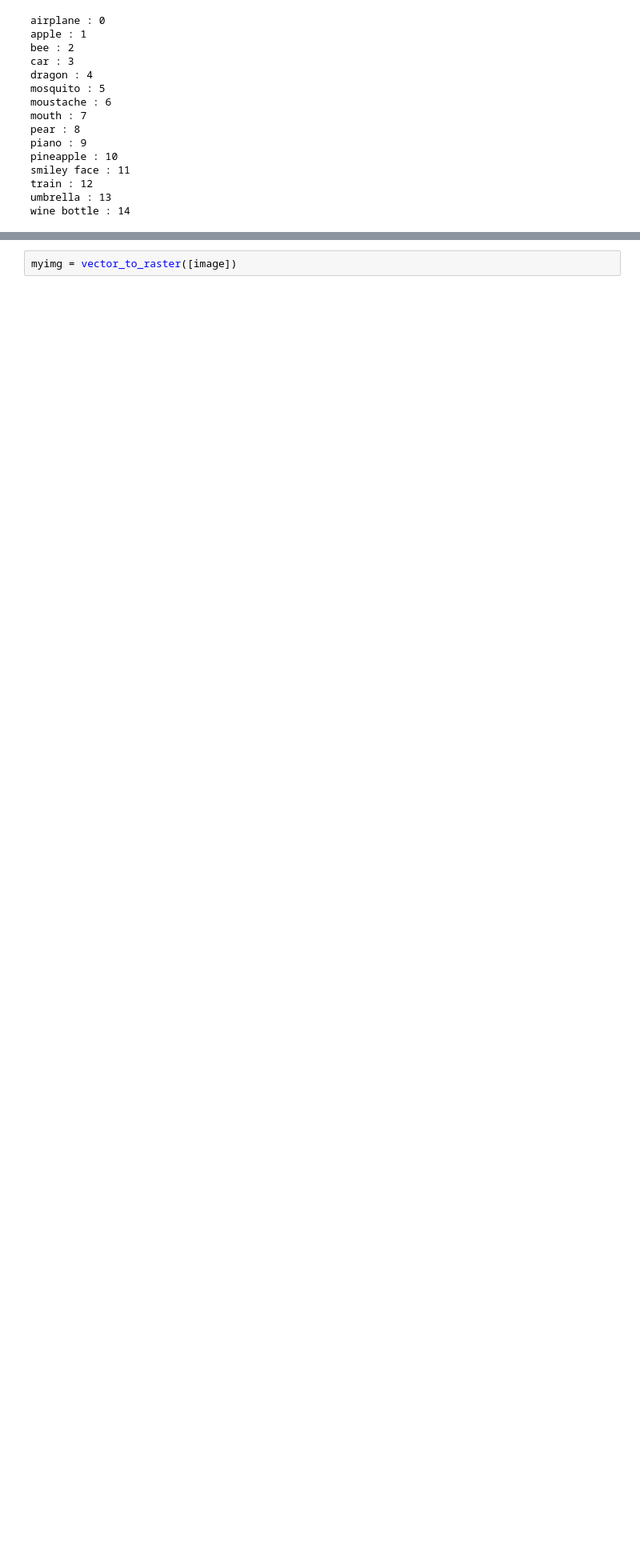
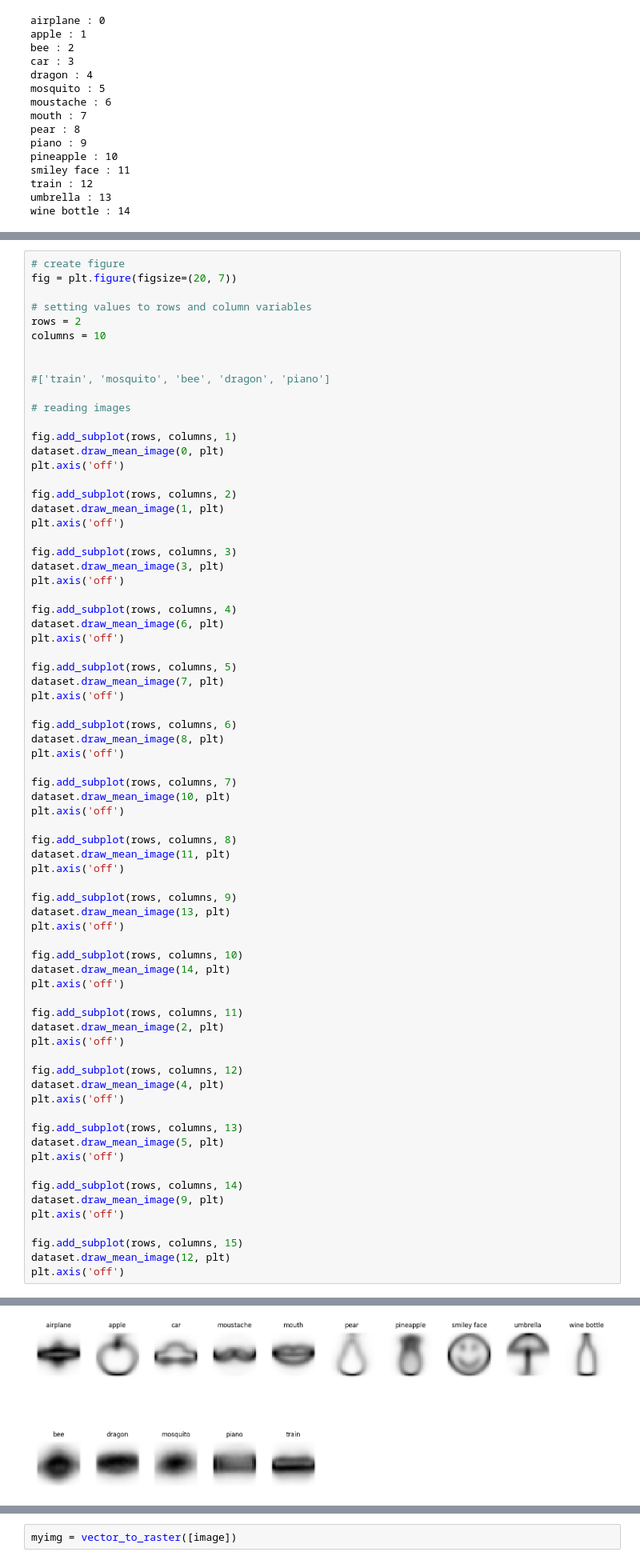
Before and after one commit to moritzdueck/collaiborate, a Jupyter notebook: collaiborate/Exploration.ipynb, the cells around one changed output, grey strips where cells are left out. Shown at 80% size. Saved outputs shown, nothing was run; the diff lists cells and outputs as text; blank space fills up the shorter version.

```diff
--- a/collaiborate/Exploration.ipynb
+++ b/collaiborate/Exploration.ipynb
@@ -195,0 +64,73 @@ dataset.draw_mean_image(4)
+# %%
+# create figure
+fig = plt.figure(figsize=(20, 7))
+
+# setting values to rows and column variables
+rows = 2
+columns = 10
+
+
+#['train', 'mosquito', 'bee', 'dragon', 'piano']
+
+# reading images
+
+fig.add_subplot(rows, columns, 1)
+dataset.draw_mean_image(0, plt)
+plt.axis('off')
+
+fig.add_subplot(rows, columns, 2)
+dataset.draw_mean_image(1, plt)
+plt.axis('off')
+
+fig.add_subplot(rows, columns, 3)
+dataset.draw_mean_image(3, plt)
+plt.axis('off')
+
+fig.add_subplot(rows, columns, 4)
+dataset.draw_mean_image(6, plt)
+plt.axis('off')
+
+fig.add_subplot(rows, columns, 5)
+dataset.draw_mean_image(7, plt)
+plt.axis('off')
+
+fig.add_subplot(rows, columns, 6)
+dataset.draw_mean_image(8, plt)
+plt.axis('off')
+
+fig.add_subplot(rows, columns, 7)
+dataset.draw_mean_image(10, plt)
+plt.axis('off')
+
+fig.add_subplot(rows, columns, 8)
+dataset.draw_mean_image(11, plt)
+plt.axis('off')
+
+fig.add_subplot(rows, columns, 9)
+dataset.draw_mean_image(13, plt)
+plt.axis('off')
+
+fig.add_subplot(rows, columns, 10)
+dataset.draw_mean_image(14, plt)
+plt.axis('off')
+
+fig.add_subplot(rows, columns, 11)
+dataset.draw_mean_image(2, plt)
+plt.axis('off')
+
+fig.add_subplot(rows, columns, 12)
+dataset.draw_mean_image(4, plt)
+plt.axis('off')
+
+fig.add_subplot(rows, columns, 13)
+dataset.draw_mean_image(5, plt)
+plt.axis('off')
+
+fig.add_subplot(rows, columns, 14)
+dataset.draw_mean_image(9, plt)
+plt.axis('off')
+
+fig.add_subplot(rows, columns, 15)
+dataset.draw_mean_image(12, plt)
+plt.axis('off')
+# %% [output]
@@ -195,0 +138 @@ dataset.draw_mean_image(4)
+[figure, added]
```
Also changed, not shown: parts of 15 cells of this notebook, 3 other files.
